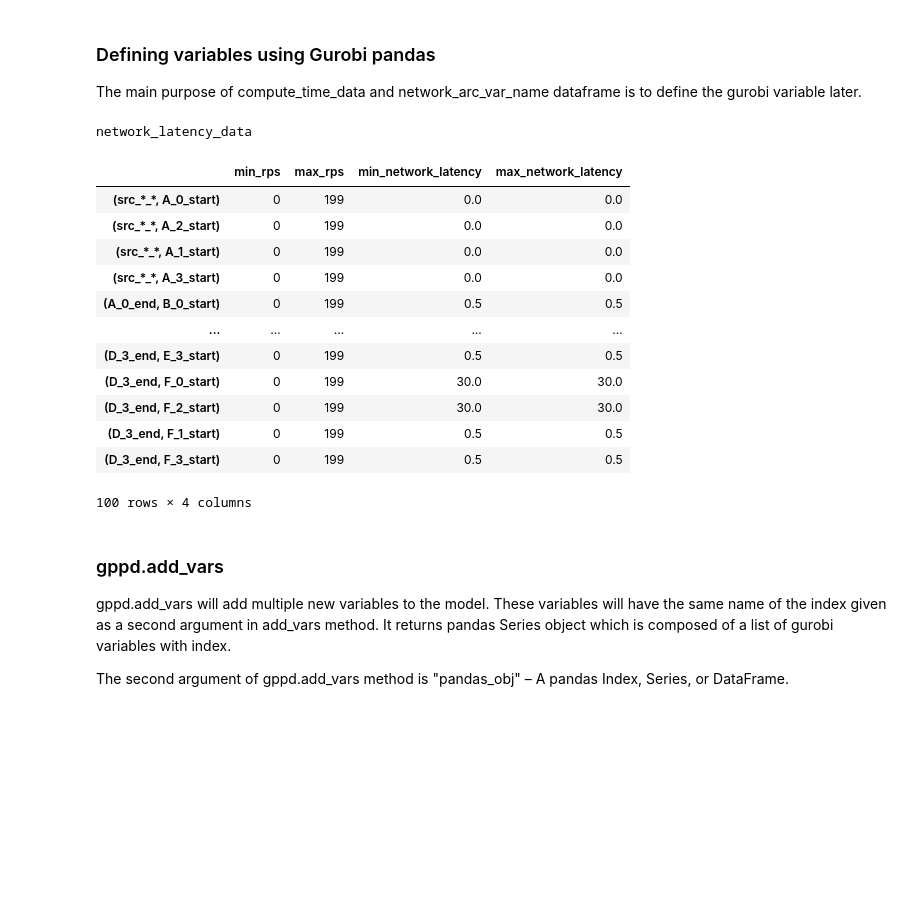
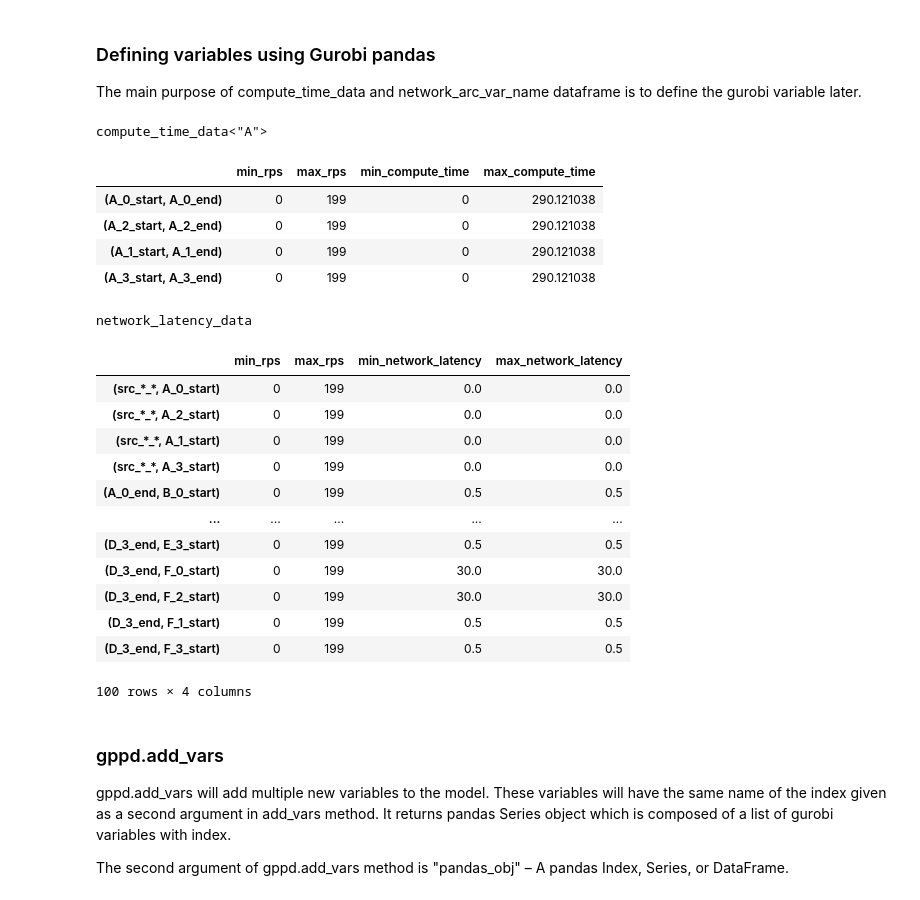
Before and after one commit to netarch/slate-sim, a Jupyter notebook: light_ml_optimizer.ipynb, the cells around one changed output. Cells and saved outputs as stored; diff of their text form; code cells hidden in the pictures; blank space fills up the shorter version.

```diff
--- a/light_ml_optimizer.ipynb
+++ b/light_ml_optimizer.ipynb
@@ -131,7 +131,13 @@ for repl in sim.dag.all_replica:
             per_service_compute_arc[repl.service.name] = list()
         per_service_compute_arc[repl.service.name].append(var_name)
         svc_name_list.append(repl.service.name)
-print(compute_arc_var_name)
+# for k, v in per_service_compute_arc.items():
+#     print(k, v)
+# print(len(compute_arc_var_name))
+# for elem in compute_arc_var_name:
+#     print(elem)
+# print(sim.dag.all_replica)
+
 network_arc_var_name = list()
 for parent_repl in sim.dag.child_replica:
     for child_svc in sim.dag.child_replica[parent_repl]:
@@ -172,9 +178,10 @@ for i in range(len(compute_arc_var_name)):
 for elem in compute_arc_var_name:
     for i in range(num_data_point):
         svc_name = elem[0][0]
-        slope = abs(hash(svc_name)%10)
+        slope = abs(hash(svc_name)%10)+1
         # print("slope({}) = {}".format(svc_name, slope))
-        y_compute_time.append(pow(x_rps[i],true_function_degree)*slope + random.random()*randomize_factor)
+        # y_compute_time.append(pow(x_rps[i],true_function_degree)*slope + random.random()*randomize_factor*slope)
+        y_compute_time.append(pow(x_rps[i],true_function_degree)*slope + 10)
 
 compute_time_observation = pd.DataFrame(
     data={
@@ -184,9 +191,10 @@ compute_time_observation = pd.DataFrame(
     },
     index=x_repl_name
 )
-
-
-print("<compute_time_observation df>")
+# with pd.option_context('display.max_colwidth', None):
+#     with pd.option_context('display.max_rows', None):
+#         print("<compute_time_observation df>")
+#         print(compute_time_observation.shape)
 display(compute_time_observation)
 
 ## Per-service rps-to-compute time modeling.
@@ -201,6 +209,7 @@ fig.tight_layout()
 # print(plot_list[0])
 # print(plot_list[0][0])
 
+max_compute_time = dict()
 idx = 0
 regressor_dict = dict()
 for svc_name in unique_service_name:
@@ -208,12 +217,14 @@ for svc_name in unique_service_name:
     # X = temp_df[["service_name", "rps"]]
     X = temp_df[["rps"]]
     y = temp_df["compute_time"]
+    max_compute_time[svc_name] = max(y)
+    # print("max(y): ", max(y))
     X_train, X_test, y_train, y_test = train_test_split(
         X, y, train_size=0.8, random_state=1
     )
     feat_transform = make_column_transformer(
-        # (OneHotEncoder(), ["service_name"]),
-        (StandardScaler(), ["rps"]),
+        # (StandardScaler(), ["rps"]),
+        ("passthrough", ["rps"]),
         verbose_feature_names_out=False,
         remainder='drop'
     )
@@ -225,7 +236,7 @@ for svc_name in unique_service_name:
         regressor_dict[svc_name] = make_pipeline(feat_transform, poly, LinearRegression())
         regressor_dict[svc_name].fit(X_train, y_train)
 
-    print("Service {}, coef of regression model: {}".format(svc_name, reg["linearregression"].coef_))
+    print("Service {}, coef of regression model: {}".format(svc_name, regressor_dict[svc_name]["linearregression"].coef_))
     ## Run prediction and compare it with the ground truth to see how accurate the trained model is
     y_pred = regressor_dict[svc_name].predict(X_test)
     print(f"The R^2 value in the test set is {np.round(r2_score(y_test, y_pred),5)}")
@@ -305,18 +314,14 @@ The main purpose of compute_time_data and network_arc_var_name dataframe is to d
 # %%
 min_rps = 0
 max_rps = max(x_rps)
-min_compute_time = [0]
-max_compute_time = [max(y)] # SLO
-
-
 compute_time_data = dict()
 for svc_name in unique_service_name:
     compute_time_data[svc_name] = pd.DataFrame(
         data={
-            "min_rps":[min_rps]*len(per_service_compute_arc[svc_name]),
-            "max_rps":[max_rps]*len(per_service_compute_arc[svc_name]),
-            "min_compute_time": min_compute_time*len(per_service_compute_arc[svc_name]),
-            "max_compute_time": max_compute_time*len(per_service_compute_arc[svc_name]),
+            "min_rps":[min_rps] * len(per_service_compute_arc[svc_name]),
+            "max_rps":[max_rps] * len(per_service_compute_arc[svc_name]),
+            "min_compute_time": [0] * len(per_service_compute_arc[svc_name]),
+            "max_compute_time": [max_compute_time[svc_name]] * len(per_service_compute_arc[svc_name]),
         },
         index=per_service_compute_arc[svc_name]
     )
@@ -331,48 +336,55 @@ for src_repl, dst_repl in network_arc_var_name:
         min_network_latency.append(0)
         max_network_latency.append(0)
     elif dst_svc == "dst":
         min_network_latency.append(0)
         max_network_latency.append(0)
     else:
         from_idx = int(src_repl.split("_")[1])
         to_idx = int(dst_repl.split("_")[1])
         # Network latency for local routing
         if from_idx%2 == to_idx%2:
             min_network_latency.append(sim.NetworkLatency().same_rack)
             max_network_latency.append(sim.NetworkLatency().same_rack)
         # Network latency for remote routing
         else:
             min_network_latency.append(sim.NetworkLatency().far_inter_region)
             max_network_latency.append(sim.NetworkLatency().far_inter_region)
 
 network_latency_data = pd.DataFrame(
     data={
         # "service_name":network_arc_var_name,
         "min_rps":[min_rps]*len(network_arc_var_name),
         "max_rps":[max_rps]*len(network_arc_var_name),
         "min_network_latency": min_network_latency,
         "max_network_latency": max_network_latency,
     },
     index=network_arc_var_name
 )
-
+print("compute_time_data<\"A\">")
+display(compute_time_data["A"])
 print("network_latency_data")
 display(network_latency_data)
 # %% [output]
-network_latency_data
+compute_time_data<"A">
-|  | min_rps | max_rps | min_network_latency | max_network_latency |
-| (src_*_*, A_0_start) | 0 | 199 | 0.0 | 0.0 |
-| (src_*_*, A_2_start) | 0 | 199 | 0.0 | 0.0 |
-| (src_*_*, A_1_start) | 0 | 199 | 0.0 | 0.0 |
-| (src_*_*, A_3_start) | 0 | 199 | 0.0 | 0.0 |
-| (A_0_end, B_0_start) | 0 | 199 | 0.5 | 0.5 |
-| ... | ... | ... | ... | ... |
-| (D_3_end, E_3_start) | 0 | 199 | 0.5 | 0.5 |
-| (D_3_end, F_0_start) | 0 | 199 | 30.0 | 30.0 |
-| (D_3_end, F_2_start) | 0 | 199 | 30.0 | 30.0 |
-| (D_3_end, F_1_start) | 0 | 199 | 0.5 | 0.5 |
-| (D_3_end, F_3_start) | 0 | 199 | 0.5 | 0.5 |
+|  | min_rps | max_rps | min_compute_time | max_compute_time |
+| (A_0_start, A_0_end) | 0 | 199 | 0 | 290.121038 |
+| (A_2_start, A_2_end) | 0 | 199 | 0 | 290.121038 |
+| (A_1_start, A_1_end) | 0 | 199 | 0 | 290.121038 |
+| (A_3_start, A_3_end) | 0 | 199 | 0 | 290.121038 |
-100 rows × 4 columns
+network_latency_data
+|  | min_rps | max_rps | min_network_latency | max_network_latency |
+| (src_*_*, A_0_start) | 0 | 199 | 0.0 | 0.0 |
+| (src_*_*, A_2_start) | 0 | 199 | 0.0 | 0.0 |
+| (src_*_*, A_1_start) | 0 | 199 | 0.0 | 0.0 |
+| (src_*_*, A_3_start) | 0 | 199 | 0.0 | 0.0 |
+| (A_0_end, B_0_start) | 0 | 199 | 0.5 | 0.5 |
+| ... | ... | ... | ... | ... |
+| (D_3_end, E_3_start) | 0 | 199 | 0.5 | 0.5 |
+| (D_3_end, F_0_start) | 0 | 199 | 30.0 | 30.0 |
+| (D_3_end, F_2_start) | 0 | 199 | 30.0 | 30.0 |
+| (D_3_end, F_1_start) | 0 | 199 | 0.5 | 0.5 |
+| (D_3_end, F_3_start) | 0 | 199 | 0.5 | 0.5 |
+100 rows × 4 columns
 # %% [markdown]
 ### gppd.add_vars
 
```
Also changed, not shown: parts of 16 cells of this notebook.
